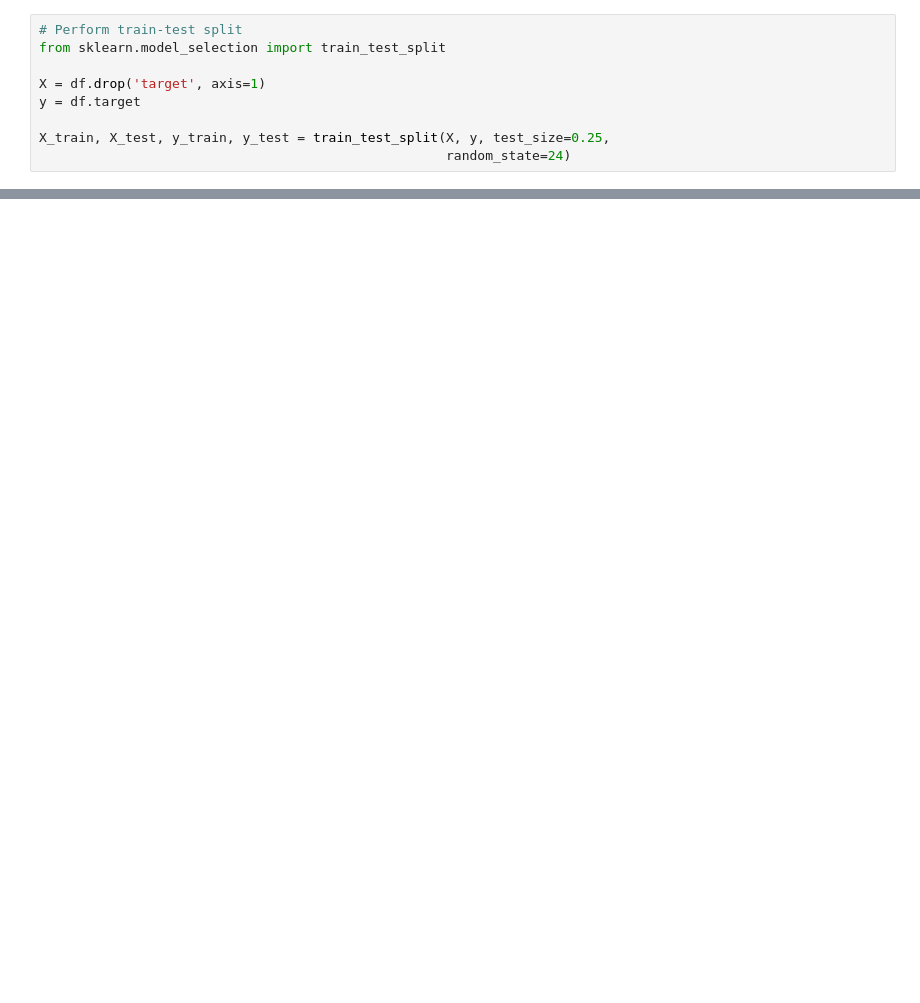
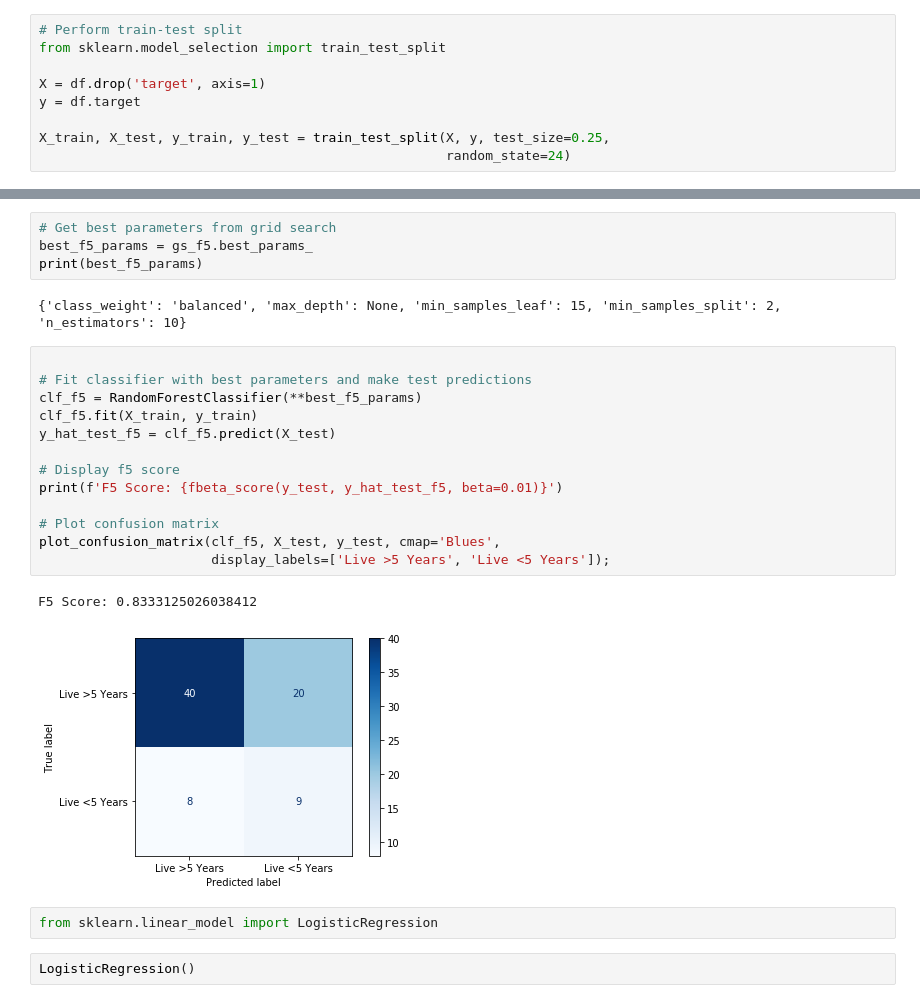
Before and after one commit to douglaspsteen/f_measure_exercise, a Jupyter notebook: notebook.ipynb, the cells around one changed output, grey strips where cells are left out. Saved outputs shown, nothing was run; the diff lists cells and outputs as text; blank space fills up the shorter version.

```diff
--- a/notebook.ipynb
+++ b/notebook.ipynb
@@ -72,0 +76,26 @@ plot_confusion_matrix(clf, X_test, y_test)
+# %%
+# Get best parameters from grid search
+best_f5_params = gs_f5.best_params_
+print(best_f5_params)
+# %% [output]
+{'class_weight': 'balanced', 'max_depth': None, 'min_samples_leaf': 15, 'min_samples_split': 2, 'n_estimators': 10}
+# %%
+
+# Fit classifier with best parameters and make test predictions
+clf_f5 = RandomForestClassifier(**best_f5_params)
+clf_f5.fit(X_train, y_train)
+y_hat_test_f5 = clf_f5.predict(X_test)
+
+# Display f5 score
+print(f'F5 Score: {fbeta_score(y_test, y_hat_test_f5, beta=0.01)}')
+
+# Plot confusion matrix
+plot_confusion_matrix(clf_f5, X_test, y_test, cmap='Blues',
+                      display_labels=['Live >5 Years', 'Live <5 Years']);
+# %% [output]
+F5 Score: 0.8333125026038412
+[figure, added]
+# %%
+from sklearn.linear_model import LogisticRegression
+# %%
+LogisticRegression()
```
Also changed, not shown: parts of 11 cells of this notebook, 2 other files.
